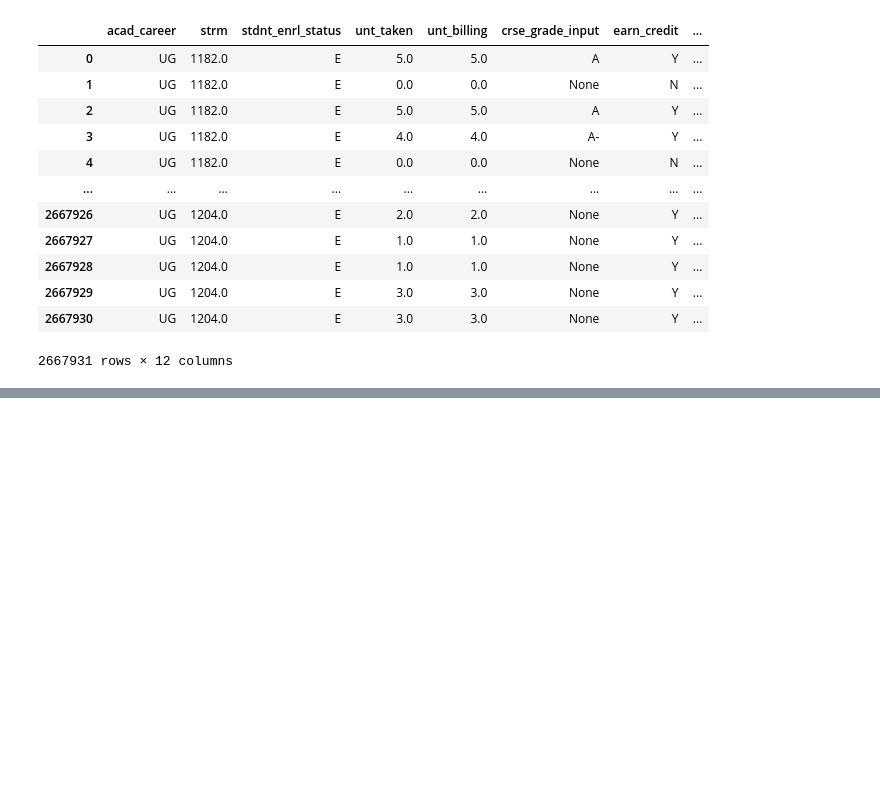
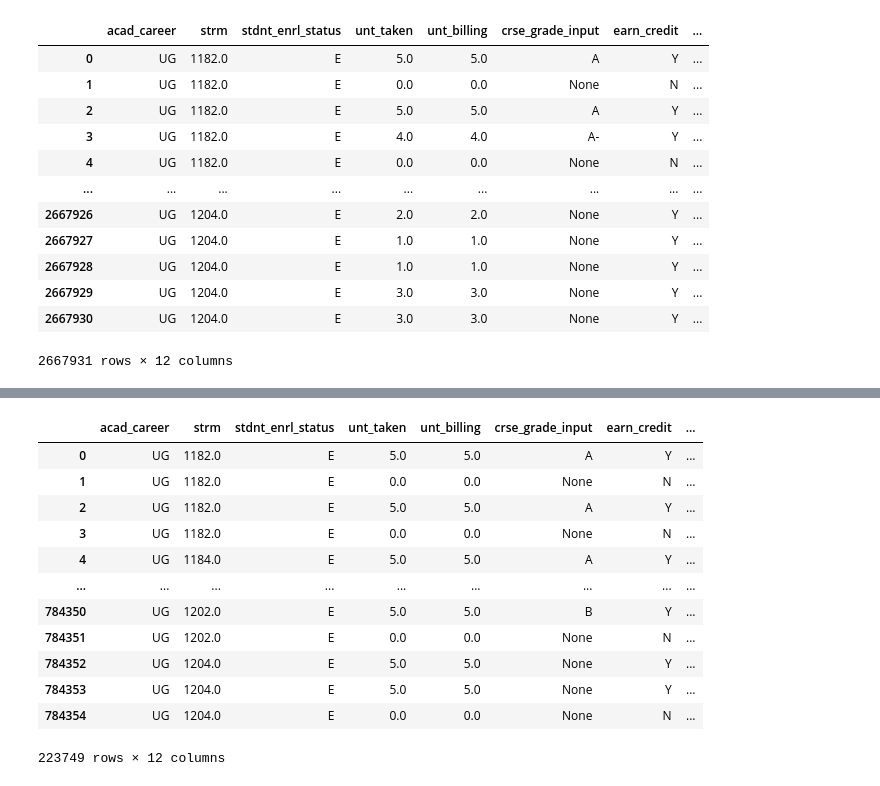
Before and after one commit to gmdavis1/carta-prereqs, a Jupyter notebook: models/cleaning_feather.ipynb, the cells around one changed output, grey strips where cells are left out. Drawn from its saved outputs; the diff is of its cells as text; code cells hidden in the pictures; blank space fills up the shorter version.

```diff
--- a/models/cleaning_feather.ipynb
+++ b/models/cleaning_feather.ipynb
@@ -50,0 +104,18 @@ new_courses_mod
+# %%
+wcc_df.drop(wcc_df[wcc_df["strm"] < 1162].index, inplace=True)
+wcc_df.drop(wcc_df[wcc_df["strm"] % 10 == 8].index, inplace=True)
+wcc_df
+# %% [output]
+|  | acad_career | strm | stdnt_enrl_status | unt_taken | unt_billing | crse_grade_input | earn_credit | ... |
+| 0 | UG | 1182.0 | E | 5.0 | 5.0 | A | Y | ... |
+| 1 | UG | 1182.0 | E | 0.0 | 0.0 | None | N | ... |
+| 2 | UG | 1182.0 | E | 5.0 | 5.0 | A | Y | ... |
+| 3 | UG | 1182.0 | E | 0.0 | 0.0 | None | N | ... |
+| 4 | UG | 1184.0 | E | 5.0 | 5.0 | A | Y | ... |
+| ... | ... | ... | ... | ... | ... | ... | ... | ... |
+| 784350 | UG | 1202.0 | E | 5.0 | 5.0 | B | Y | ... |
+| 784351 | UG | 1202.0 | E | 0.0 | 0.0 | None | N | ... |
+| 784352 | UG | 1204.0 | E | 5.0 | 5.0 | None | Y | ... |
+| 784353 | UG | 1204.0 | E | 5.0 | 5.0 | None | Y | ... |
+| 784354 | UG | 1204.0 | E | 0.0 | 0.0 | None | N | ... |
+223749 rows × 12 columns
```
Also changed, not shown: parts of 6 cells of this notebook, 3 other files.
